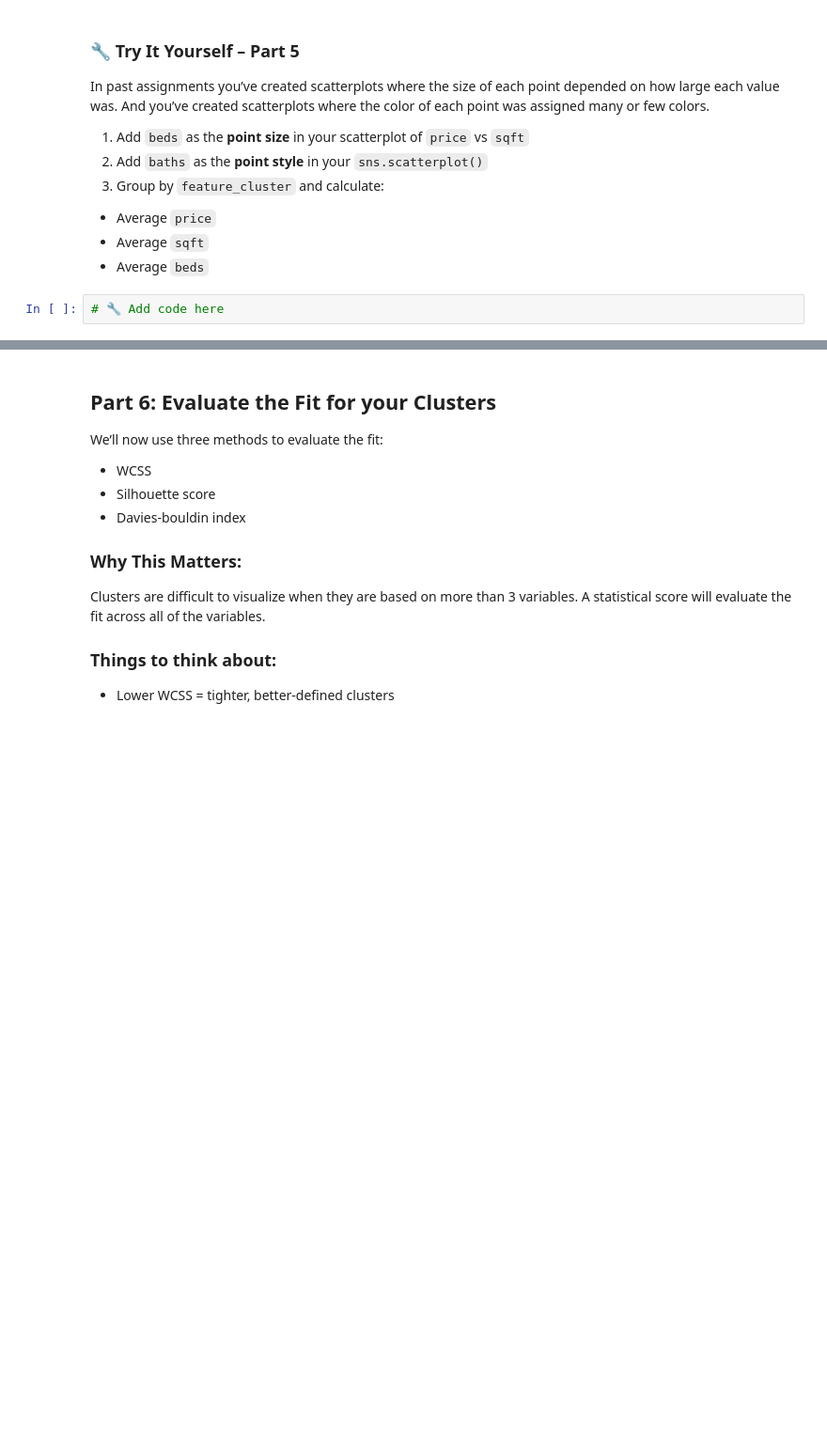
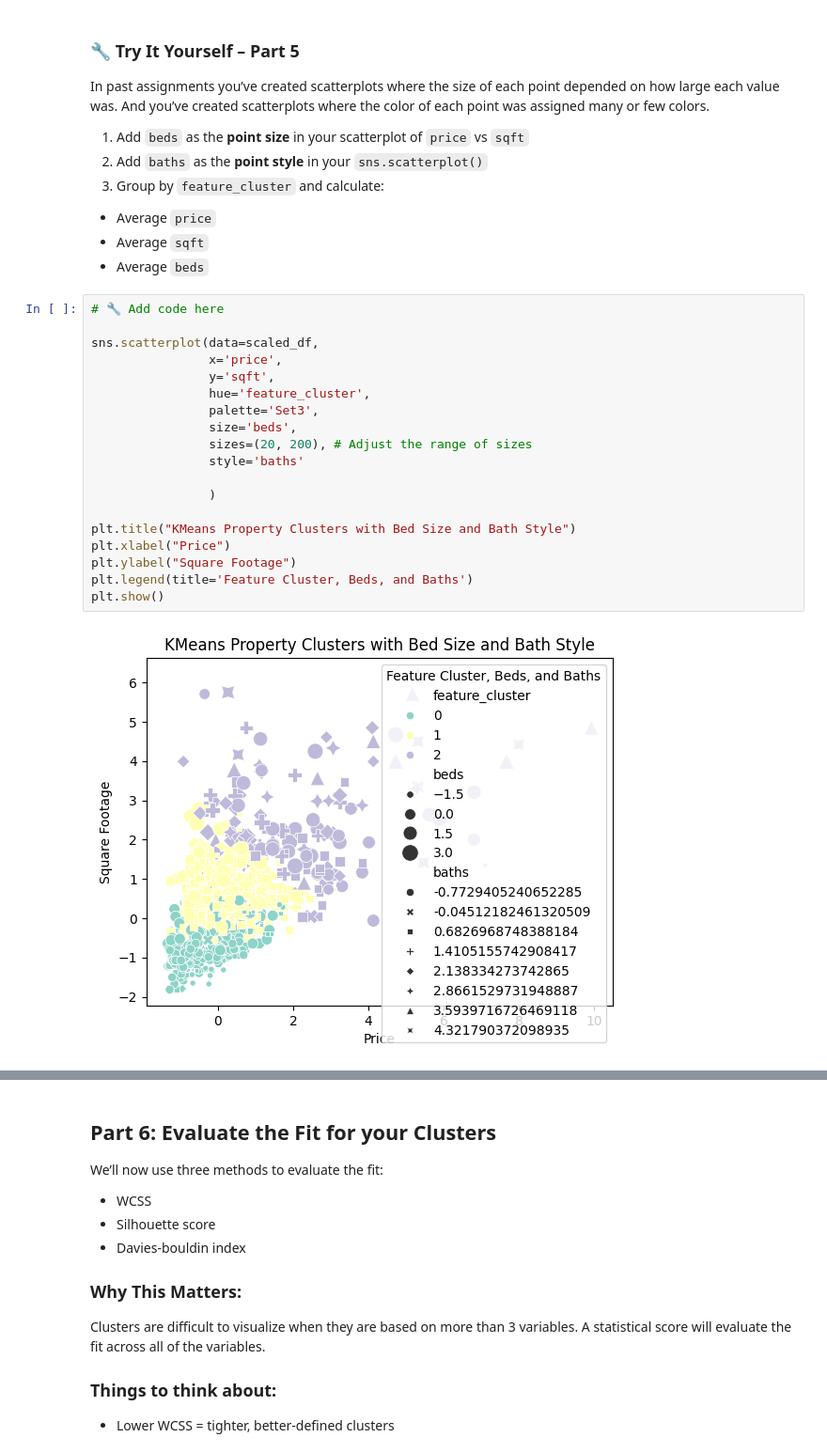
Before and after one commit to daxtonhunter2634-glitch/IS4460, a Jupyter notebook: Labs/lab_09_clustering.ipynb, the cells around one changed output, grey strips where cells are left out. Shown: that part at 94% size. Cells and saved outputs as stored; diff of their text form; blank space fills up the shorter version.

```diff
--- a/Labs/lab_09_clustering.ipynb
+++ b/Labs/lab_09_clustering.ipynb
@@ -325,5 +378,24 @@ In past assignments you’ve created scatterplots where the size of each point d
   - Average `price`
   - Average `sqft`
   - Average `beds`
-# %%
-# 🔧 Add code here
+# %%
+# 🔧 Add code here
+
+sns.scatterplot(data=scaled_df,
+                x='price',
+                y='sqft',
+                hue='feature_cluster',
+                palette='Set3',
+                size='beds',
+                sizes=(20, 200), # Adjust the range of sizes
+                style='baths'
+
+                )
+
+plt.title("KMeans Property Clusters with Bed Size and Bath Style")
+plt.xlabel("Price")
+plt.ylabel("Square Footage")
+plt.legend(title='Feature Cluster, Beds, and Baths')
+plt.show()
+# %% [output]
+[figure, added]
```
Also changed, not shown: parts of 17 cells of this notebook.
